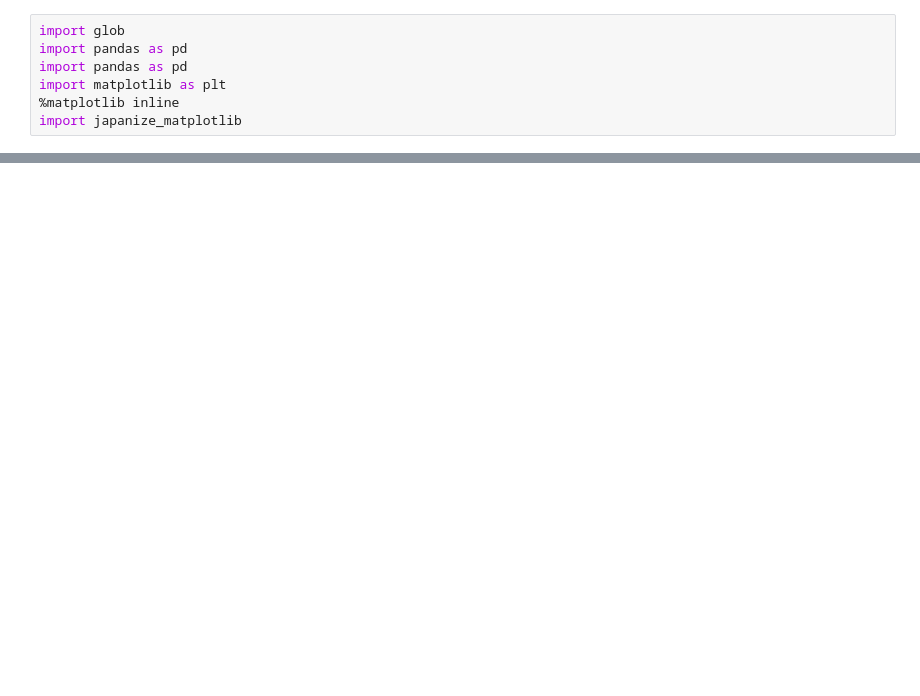
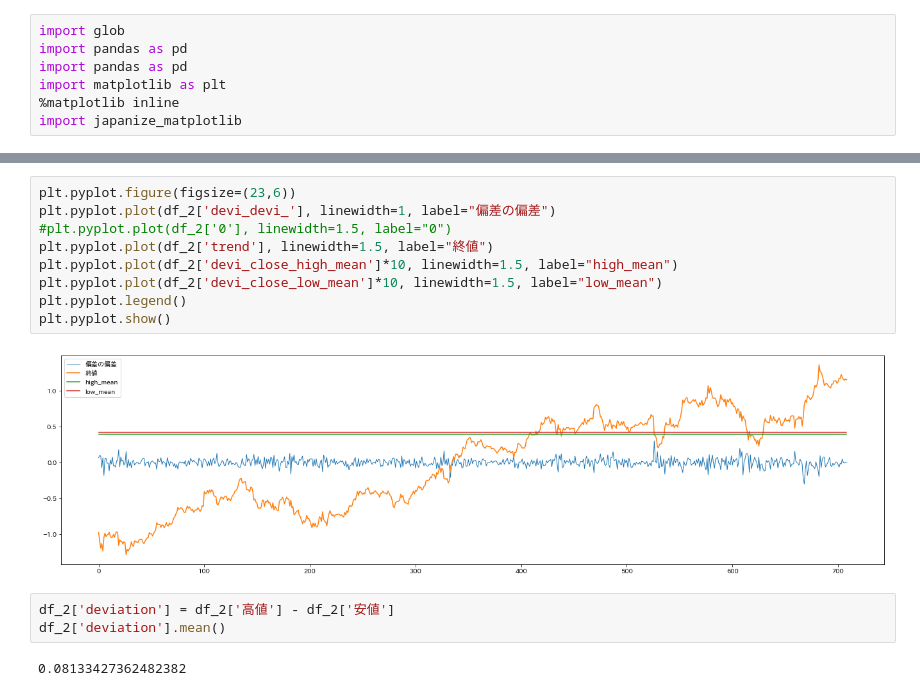
Before and after one commit to kaisei512/data, a Jupyter notebook: pre_excution.ipynb, the cells around one changed output, grey strips where cells are left out. Cells and saved outputs as stored; diff of their text form; blank space fills up the shorter version.

```diff
--- a/pre_excution.ipynb
+++ b/pre_excution.ipynb
@@ -54,0 +97,16 @@ plt.pyplot.show()
+# %%
+plt.pyplot.figure(figsize=(23,6))
+plt.pyplot.plot(df_2['devi_devi_'], linewidth=1, label="偏差の偏差")
+#plt.pyplot.plot(df_2['0'], linewidth=1.5, label="0")
+plt.pyplot.plot(df_2['trend'], linewidth=1.5, label="終値")
+plt.pyplot.plot(df_2['devi_close_high_mean']*10, linewidth=1.5, label="high_mean")
+plt.pyplot.plot(df_2['devi_close_low_mean']*10, linewidth=1.5, label="low_mean")
+plt.pyplot.legend()
+plt.pyplot.show()
+# %% [output]
+[figure, added]
+# %%
+df_2['deviation'] = df_2['高値'] - df_2['安値']
+df_2['deviation'].mean()
+# %% [output]
+0.08133427362482382
```
Also changed, not shown: parts of 17 cells of this notebook, 2 other files.
